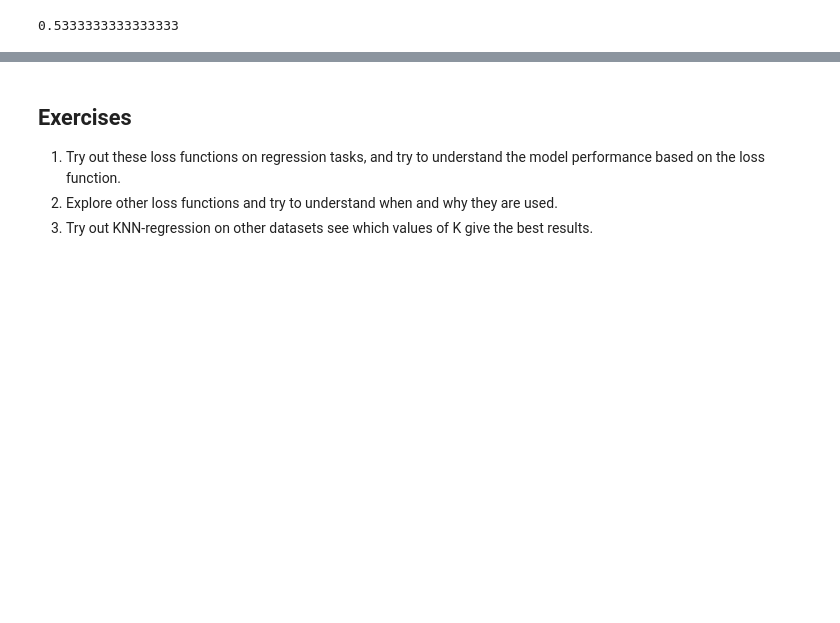
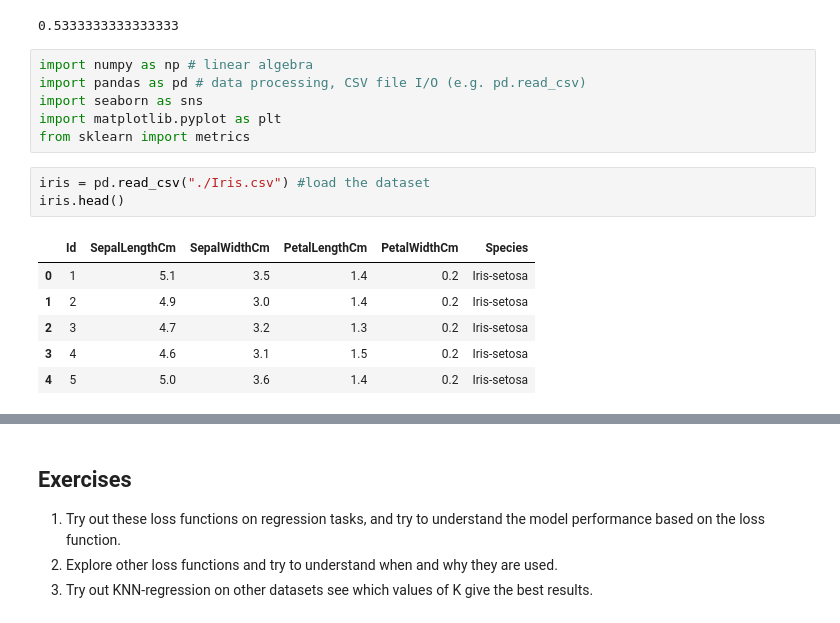
Before and after one commit to macrodatascience/fmml2021, a Jupyter notebook: Module_6_Regression_Lab2.ipynb, the cells around one changed output, grey strips where cells are left out. Saved outputs shown, nothing was run; the diff lists cells and outputs as text; blank space fills up the shorter version.

```diff
--- a/Module_6_Regression_Lab2.ipynb
+++ b/Module_6_Regression_Lab2.ipynb
@@ -426,3 +426,19 @@ KNeighborsClassifier()
 knn.score(X_test,y_test)
 # %% [output]
 0.5333333333333333
+# %%
+import numpy as np # linear algebra
+import pandas as pd # data processing, CSV file I/O (e.g. pd.read_csv)
+import seaborn as sns
+import matplotlib.pyplot as plt
+from sklearn import metrics
+# %%
+iris = pd.read_csv("./Iris.csv") #load the dataset
+iris.head()
+# %% [output]
+|  | Id | SepalLengthCm | SepalWidthCm | PetalLengthCm | PetalWidthCm | Species |
+| 0 | 1 | 5.1 | 3.5 | 1.4 | 0.2 | Iris-setosa |
+| 1 | 2 | 4.9 | 3.0 | 1.4 | 0.2 | Iris-setosa |
+| 2 | 3 | 4.7 | 3.2 | 1.3 | 0.2 | Iris-setosa |
+| 3 | 4 | 4.6 | 3.1 | 1.5 | 0.2 | Iris-setosa |
+| 4 | 5 | 5.0 | 3.6 | 1.4 | 0.2 | Iris-setosa |
```
Also changed, not shown: parts of 10 cells of this notebook.
